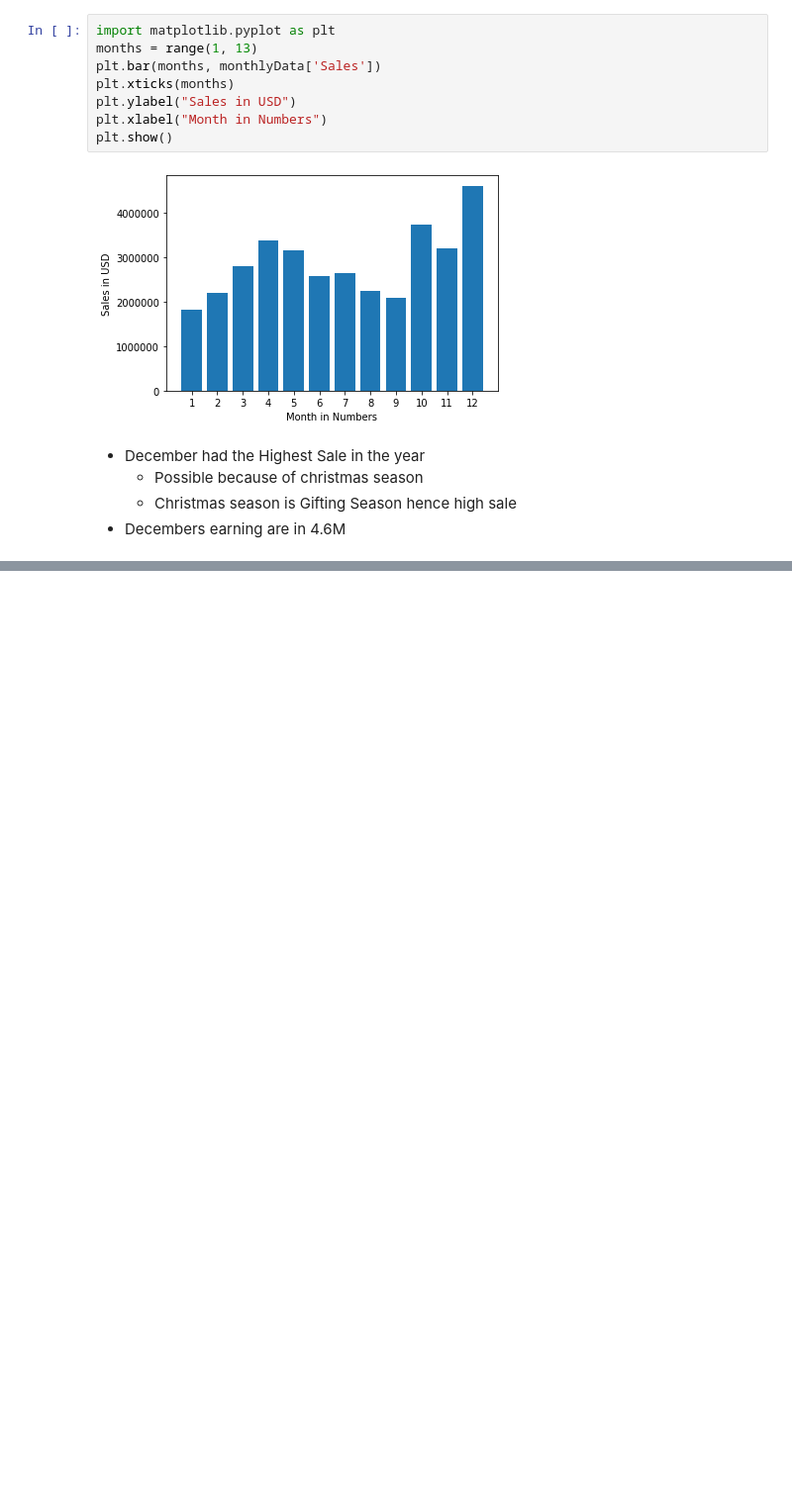
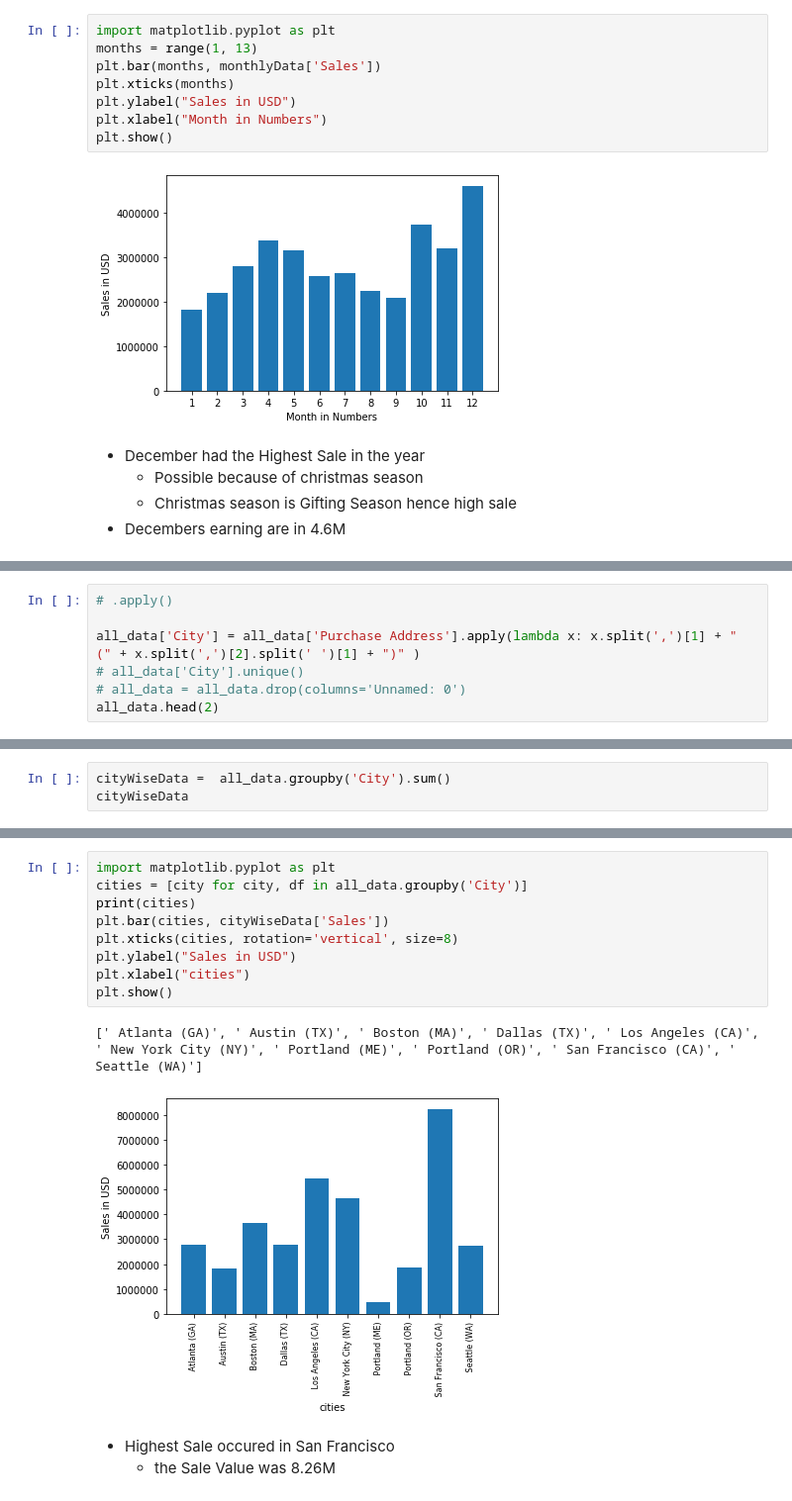
Before and after one commit to eunicedhivya/data-analysis-with-pandas, a Jupyter notebook: SalesAnalysis/Sales Analysis.ipynb, the cells around one changed output, grey strips where cells are left out. Shown at 99% size. Drawn from its saved outputs; the diff is of its cells as text; blank space fills up the shorter version.

Commit message:
Completed Task II: City with the Highest Sale
- Added City Column
- Grouped by City
- Chart was created

```diff
--- a/SalesAnalysis/Sales Analysis.ipynb
+++ b/SalesAnalysis/Sales Analysis.ipynb
@@ -132,0 +139,7 @@ plt.show()
+# %%
+# .apply()
+
+all_data['City'] = all_data['Purchase Address'].apply(lambda x: x.split(',')[1] + " (" + x.split(',')[2].split(' ')[1] + ")" )
+# all_data['City'].unique()
+# all_data = all_data.drop(columns='Unnamed: 0')
+all_data.head(2)
@@ -132,0 +150,3 @@ plt.show()
+# %%
+cityWiseData =  all_data.groupby('City').sum()
+cityWiseData
@@ -132,0 +166,15 @@ plt.show()
+# %%
+import matplotlib.pyplot as plt
+cities = [city for city, df in all_data.groupby('City')]
+print(cities)
+plt.bar(cities, cityWiseData['Sales'])
+plt.xticks(cities, rotation='vertical', size=8)
+plt.ylabel("Sales in USD")
+plt.xlabel("cities")
+plt.show()
+# %% [output]
+[' Atlanta (GA)', ' Austin (TX)', ' Boston (MA)', ' Dallas (TX)', ' Los Angeles (CA)', ' New York City (NY)', ' Portland (ME)', ' Portland (OR)', ' San Francisco (CA)', ' Seattle (WA)']
+[figure, added]
+# %% [markdown]
+- Highest Sale occured in San Francisco
+    - the Sale Value was 8.26M
```
Also changed, not shown: parts of 3 cells of this notebook.
